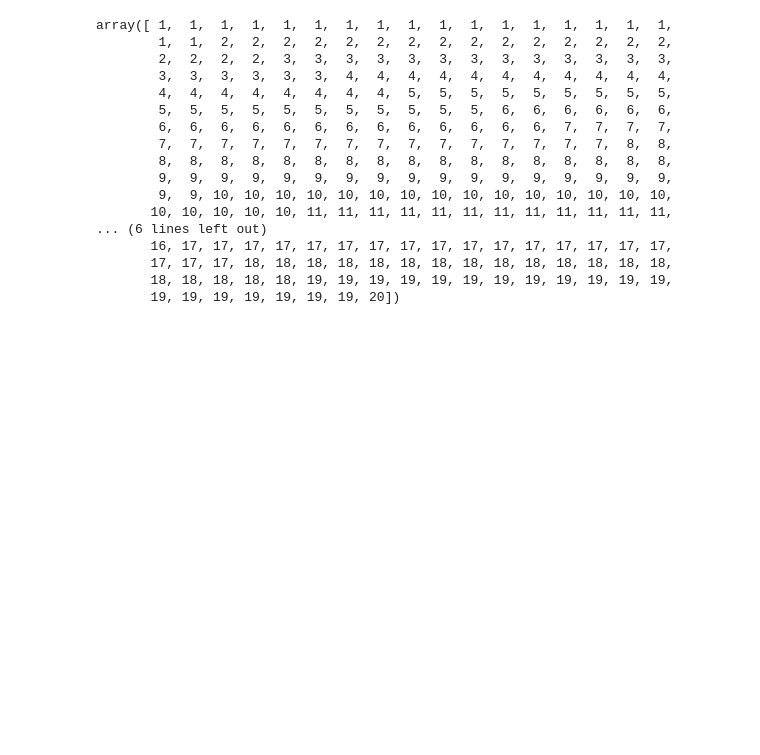
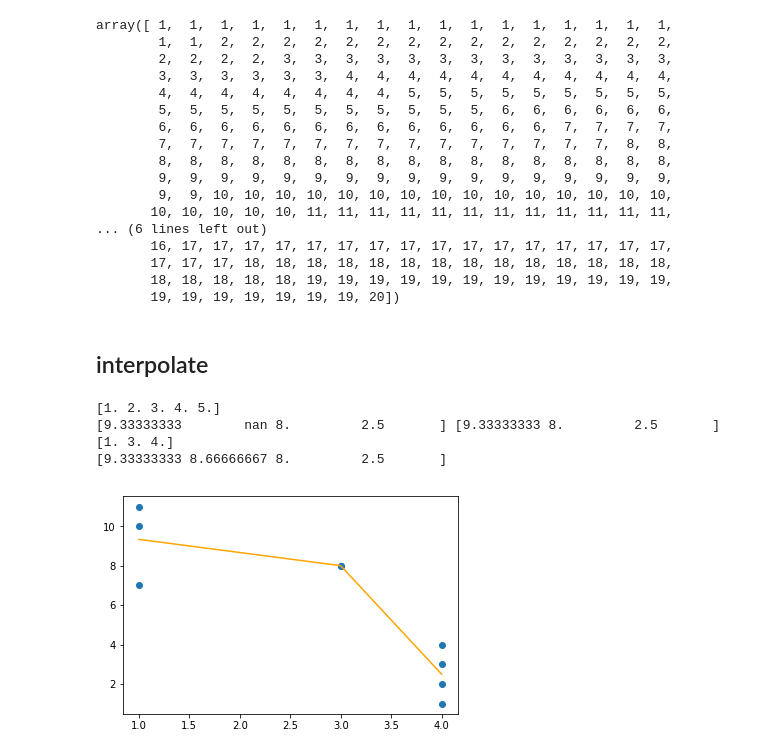
Before and after one commit to parrt/stratx, a Jupyter notebook: notebooks/playground.ipynb, the cells around one changed output. Cells and saved outputs as stored; diff of their text form; code cells hidden in the pictures; blank space fills up the shorter version.

```diff
--- a/notebooks/playground.ipynb
+++ b/notebooks/playground.ipynb
@@ -614,3 +614,52 @@ array([ 1,  1,  1,  1,  1,  1,  1,  1,  1,  1,  1,  1,  1,  1,  1,  1,  1,
        17, 17, 17, 18, 18, 18, 18, 18, 18, 18, 18, 18, 18, 18, 18, 18, 18,
        18, 18, 18, 18, 18, 19, 19, 19, 19, 19, 19, 19, 19, 19, 19, 19, 19,
        19, 19, 19, 19, 19, 19, 19, 20])
+# %% [markdown]
+## interpolate
+# %%
+import scipy.stats as stats
+
+X = np.array([1,1,1,   3,3, 4,4,4,4])
+y = np.array([10,7,11, 8,8, 4,2,3,1])
+
+nxsamples = 3
+
+domain = (np.min(X), np.max(X))
+bins = np.linspace(*domain, num=nxsamples+1, endpoint=True)
+# print(bins)
+
+isint = True
+if isint:
+    nxsamples = len(np.unique(X))
+    avgs,binx,_ = stats.binned_statistic(x=X, values=y, statistic='mean',
+                                         bins=np.arange(np.min(X), np.max(X)+2))
+    print(binx)
+    binx = binx[0:-1]
+#     nans = np.isnan(avgs)
+    #y[nans]= np.interp(x(nans), x(~nans), y[~nans])
+    notnan_idx = ~np.isnan(avgs) # should be same for slope_at_x and r2_at_x
+#     avgs = avgs[notnan_idx]
+    print(avgs, avgs[notnan_idx])
+#     xfilled = np.linspace(*domain, num=nxsamples, endpoint=True)
+#     xfilled = binx[notnan_idx]
+#     print(xfilled)
+    print(binx[notnan_idx])
+    I = np.interp(binx, xp=binx[notnan_idx], fp=avgs[notnan_idx])
+    print(I)
+else:
+    I = np.interp(bins, xp=X, fp=y)
+    print(I)
+
+slopes = np.diff(I)
+# print(slopes)
+# %% [output]
+[1. 2. 3. 4. 5.]
+[9.33333333        nan 8.         2.5       ] [9.33333333 8.         2.5       ]
+[1. 3. 4.]
+[9.33333333 8.66666667 8.         2.5       ]
+# %%
+plt.scatter(X,y)
+plt.plot(binx,I,c='orange')
+plt.show()
+# %% [output]
+[figure, added]
```
Also changed, not shown: parts of 5 cells of this notebook, 1 other file.
